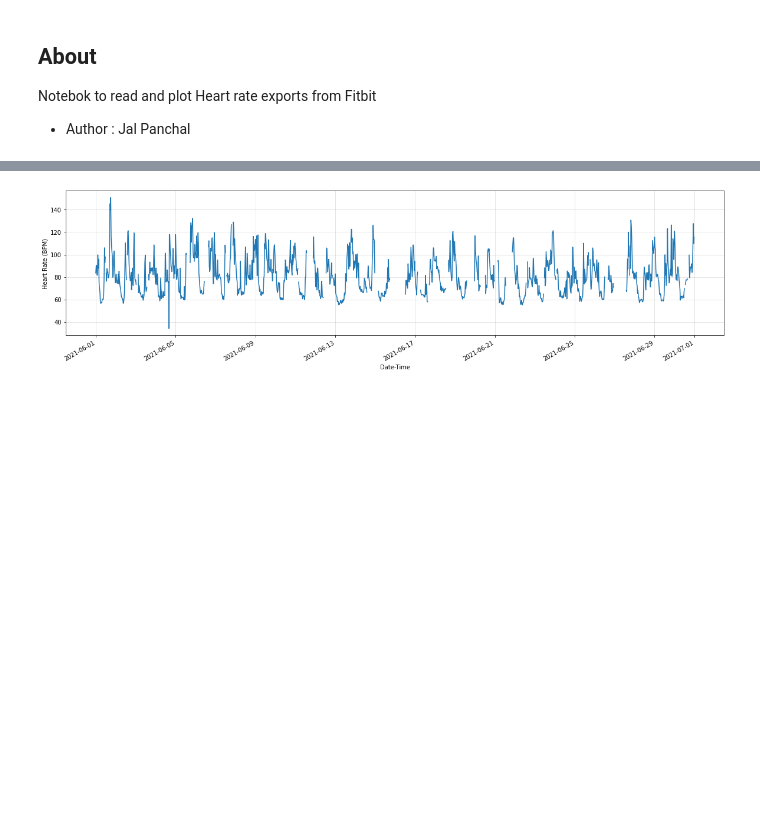
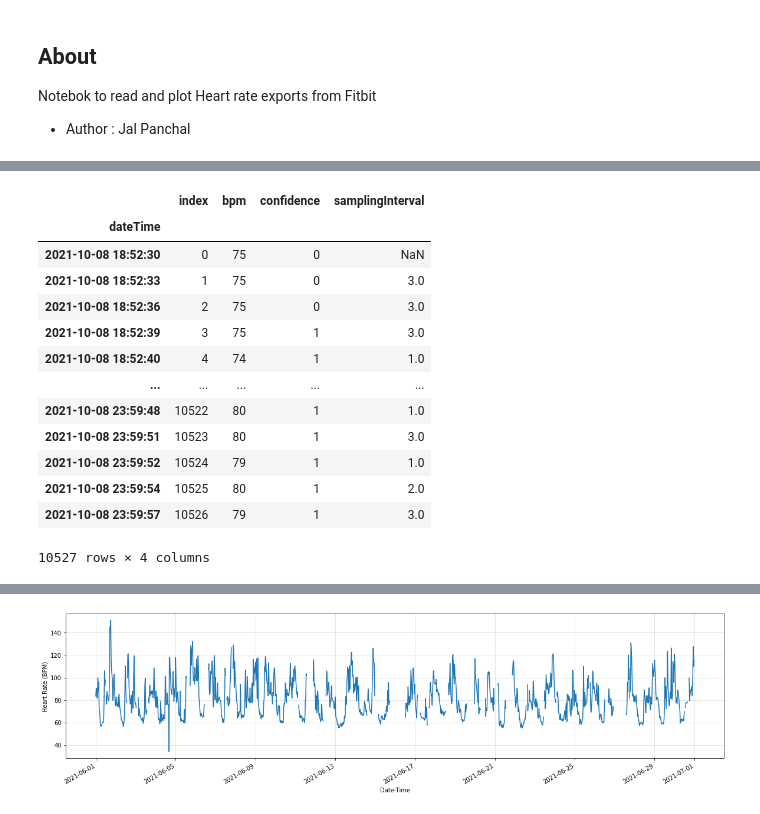
Before and after one commit to PennProjects/fitbit_dataanalysis, a Jupyter notebook: code/Plot_data_export_HR.ipynb, the cells around one changed output, grey strips where cells are left out. Drawn from its saved outputs; the diff is of its cells as text; code cells hidden in the pictures; blank space fills up the shorter version.

```diff
--- a/code/Plot_data_export_HR.ipynb
+++ b/code/Plot_data_export_HR.ipynb
@@ -55,0 +113,19 @@ hr_data
+# %%
+# hr_data
+# sel_data = hr_data[(hr_data.index >start_date) &  (hr_data.index < end_date)]
+sel_data
+# %% [output]
+|  | index | bpm | confidence | samplingInterval |
+| dateTime |  |  |  |  |
+| 2021-10-08 18:52:30 | 0 | 75 | 0 | NaN |
+| 2021-10-08 18:52:33 | 1 | 75 | 0 | 3.0 |
+| 2021-10-08 18:52:36 | 2 | 75 | 0 | 3.0 |
+| 2021-10-08 18:52:39 | 3 | 75 | 1 | 3.0 |
+| 2021-10-08 18:52:40 | 4 | 74 | 1 | 1.0 |
+| ... | ... | ... | ... | ... |
+| 2021-10-08 23:59:48 | 10522 | 80 | 1 | 1.0 |
+| 2021-10-08 23:59:51 | 10523 | 80 | 1 | 3.0 |
+| 2021-10-08 23:59:52 | 10524 | 79 | 1 | 1.0 |
+| 2021-10-08 23:59:54 | 10525 | 80 | 1 | 2.0 |
+| 2021-10-08 23:59:57 | 10526 | 79 | 1 | 3.0 |
+10527 rows × 4 columns
```
Also changed, not shown: parts of 13 cells of this notebook, 4 other files.
